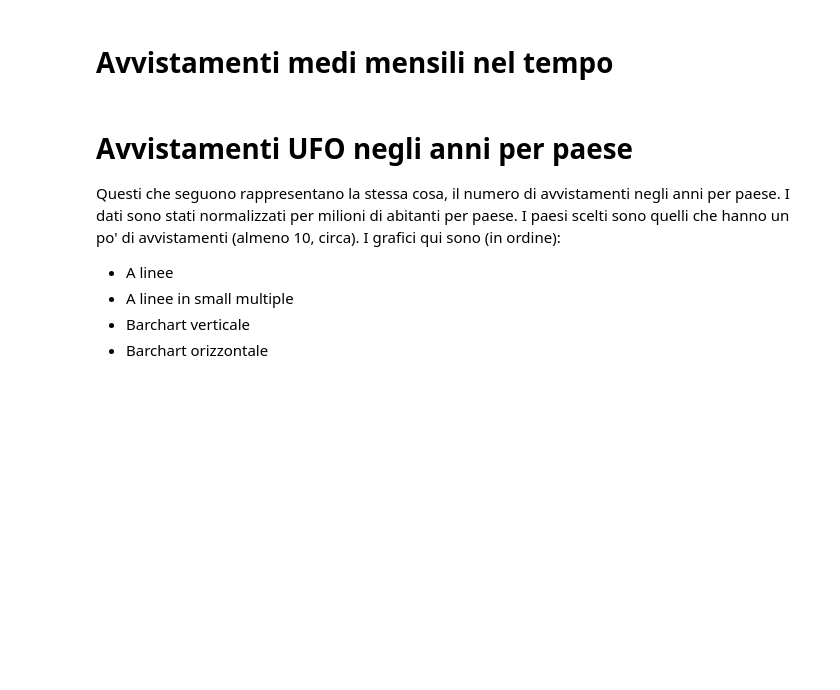
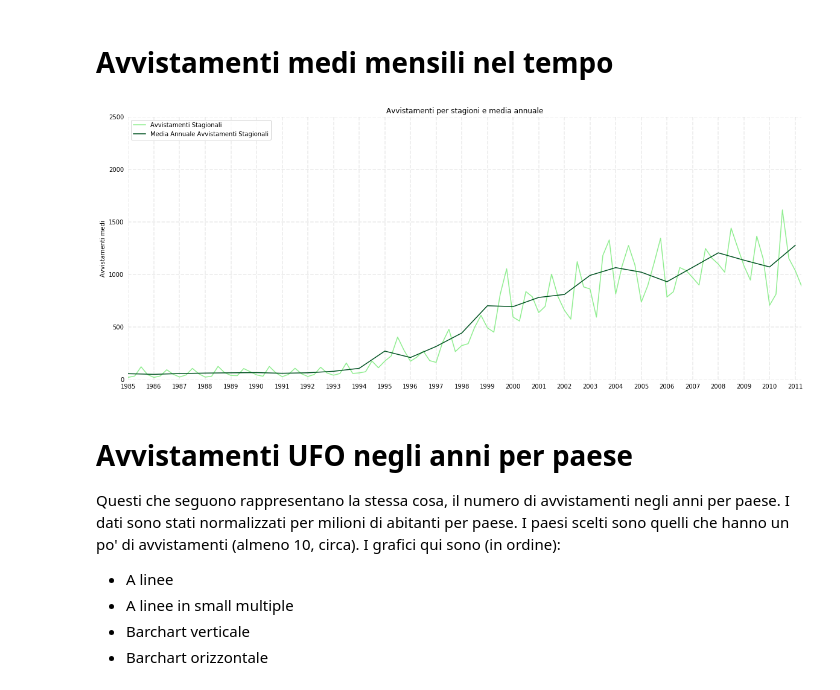
Before and after one commit to mrkct/scivis-progetto, a Jupyter notebook: ufo.ipynb, the cells around one changed output. Saved outputs shown, nothing was run; the diff lists cells and outputs as text; code cells hidden in the pictures; blank space fills up the shorter version.

```diff
--- a/ufo.ipynb
+++ b/ufo.ipynb
@@ -376,7 +381,7 @@ plt.figure(figsize=FIGURE_SIZE)
 DARK_COLOR = '#90ee90'
 LIGHT_COLOR = '#005221'
 
-ax1 = counts.plot(color=DARK_COLOR, label='Avvistament Stagionali')
+ax1 = counts.plot(color=DARK_COLOR, label='Avvistamenti Stagionali')
 ax2 = seasons_averages.plot(color=LIGHT_COLOR, label='Media Annuale Avvistamenti Stagionali')
 
 plt.legend()
@@ -386,7 +391,7 @@ get_original_year = lambda x: floor(x / 4) + YEAR_SHIFT
 year_labels = [str(get_original_year(x)) for x in seasons_averages.index]
 plt.xticks(seasons_averages.index, year_labels)
 
-interval_to_show = (date2months(YEAR_RANGE[0], 1), date2months(YEAR_RANGE[1], 1))
+interval_to_show = (date2months(YEAR_RANGE[0], 1), date2months(YEAR_RANGE[1]-1, 4))
 ax1.set_xlim(interval_to_show)
 ax2.set_xlim(interval_to_show)
 
@@ -397,33 +402,35 @@ ax2.set_ylim((0, 2500))
 for spine in ['left', 'right', 'top', 'bottom']:
     ax1.spines[spine].set_visible(False)
 
 # Switch off ticks
 ax1.tick_params(
     axis="both",
     which="both",
     bottom=False,
     top=False,
     labelbottom=True,
     left=False,
     right=False,
     labelleft=True
 )
 
 COLOR_LINE = '#cccccc'
 
 vals = ax2.get_xticks()
 for tick in vals:
     ax2.axvline(x=tick, linestyle='dashed', alpha=0.4, color=COLOR_LINE, zorder=1)
 
 vals = ax2.get_yticks()
 for tick in vals:
     ax2.axhline(y=tick, linestyle='dashed', alpha=0.4, color=COLOR_LINE, zorder=1)
 
 plt.title('Avvistamenti per stagioni e media annuale')
 plt.ylabel('Avvistamenti medi')
 
 plt.savefig(f'{OUT_FOLDER}/AvvistamentiMedi/LineChart.png')
 plt.show()
+# %% [output]
+[figure, added]
 # %% [markdown]
 # Avvistamenti UFO negli anni per paese
 Questi che seguono rappresentano la stessa cosa, il numero di avvistamenti negli anni per paese. I dati sono stati normalizzati per milioni di abitanti per paese. I paesi scelti sono quelli che hanno un po' di avvistamenti (almeno 10, circa).
```
Also changed, not shown: parts of 6 cells of this notebook, 4 other files.
